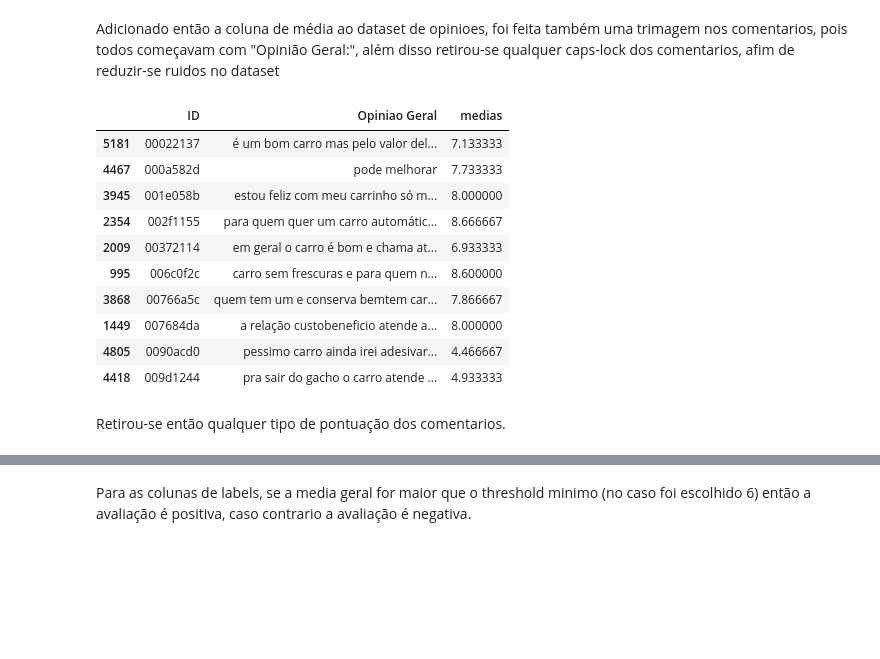
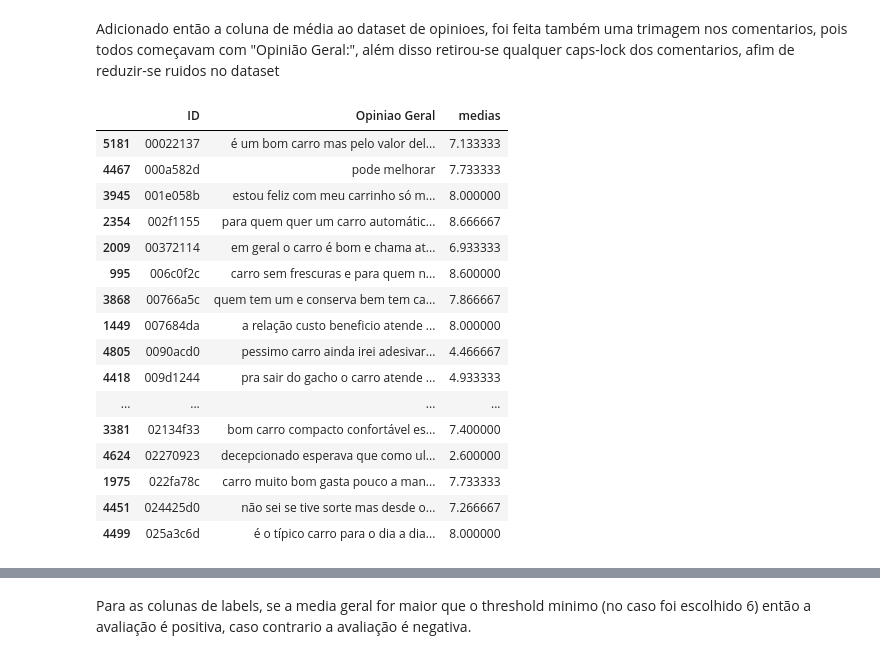
Before and after one commit to henriqueluzz/analise-de-sentimento, a Jupyter notebook: analise_sentimento_rnnLSTM.ipynb, the cells around one changed output, grey strips where cells are left out. Drawn from its saved outputs; the diff is of its cells as text; code cells hidden in the pictures; blank space fills up the shorter version.

```diff
--- a/analise_sentimento_rnnLSTM.ipynb
+++ b/analise_sentimento_rnnLSTM.ipynb
@@ -90,25 +100,36 @@ opinioes.head(10)
 # %% [markdown]
 Adicionado então a coluna de média ao dataset de opinioes, foi feita também uma trimagem nos comentarios,
 pois todos começavam com "Opinião Geral:", além disso retirou-se qualquer caps-lock dos comentarios, afim de reduzir-se ruidos no dataset
-# %%
-def clean_punctuation(x):
-    x = ''.join([word for word in x if word not in punctuation])
-    return x
+# %%
+#Função que retira qualquer pontuação ddos comentários
+
+def clean_punctuation(aux):
+
+    for punct in punctuation:
+        if punct in aux:
+            aux = ''.join(aux).split(punct)
+            aux = ' '.join(aux)
+
+    return aux
 # %%
 opinioes['Opiniao Geral'] = opinioes['Opiniao Geral'].apply(lambda x: clean_punctuation(x))
 # %%
-opinioes.head(10)
+opinioes.head(50)
 # %% [output]
 |  | ID | Opiniao Geral | medias |
 | 5181 | 00022137 | é um bom carro mas pelo valor del... | 7.133333 |
 | 4467 | 000a582d | pode melhorar | 7.733333 |
 | 3945 | 001e058b | estou feliz com meu carrinho só m... | 8.000000 |
 | 2354 | 002f1155 | para quem quer um carro automátic... | 8.666667 |
 | 2009 | 00372114 | em geral o carro é bom e chama at... | 6.933333 |
 | 995 | 006c0f2c | carro sem frescuras e para quem n... | 8.600000 |
-| 3868 | 00766a5c | quem tem um e conserva bemtem car... | 7.866667 |
-| 1449 | 007684da | a relação custobeneficio atende a... | 8.000000 |
+| 3868 | 00766a5c | quem tem um e conserva bem tem ca... | 7.866667 |
+| 1449 | 007684da | a relação custo beneficio atende ... | 8.000000 |
 | 4805 | 0090acd0 | pessimo carro ainda irei adesivar... | 4.466667 |
 | 4418 | 009d1244 | pra sair do gacho o carro atende ... | 4.933333 |
+| ... | ... | ... | ... |
+| 3381 | 02134f33 | bom carro compacto confortável es... | 7.400000 |
+| 4624 | 02270923 | decepcionado esperava que como ul... | 2.600000 |
+| 1975 | 022fa78c | carro muito bom gasta pouco a man... | 7.733333 |
+| 4451 | 024425d0 | não sei se tive sorte mas desde o... | 7.266667 |
+| 4499 | 025a3c6d | é o típico carro para o dia a dia... | 8.000000 |
-# %% [markdown]
-Retirou-se então qualquer tipo de pontuação dos comentarios.
```
Also changed, not shown: parts of 18 cells of this notebook, 4 other files.
